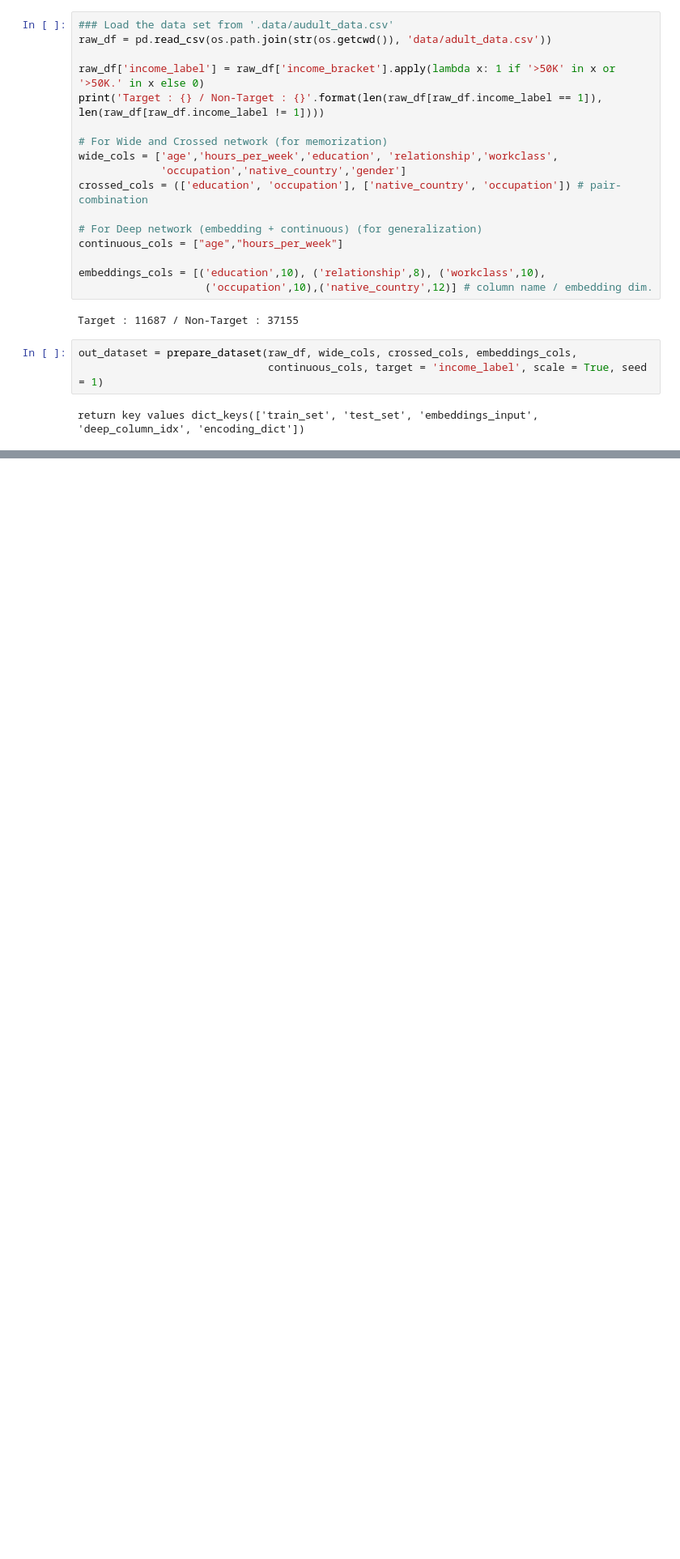
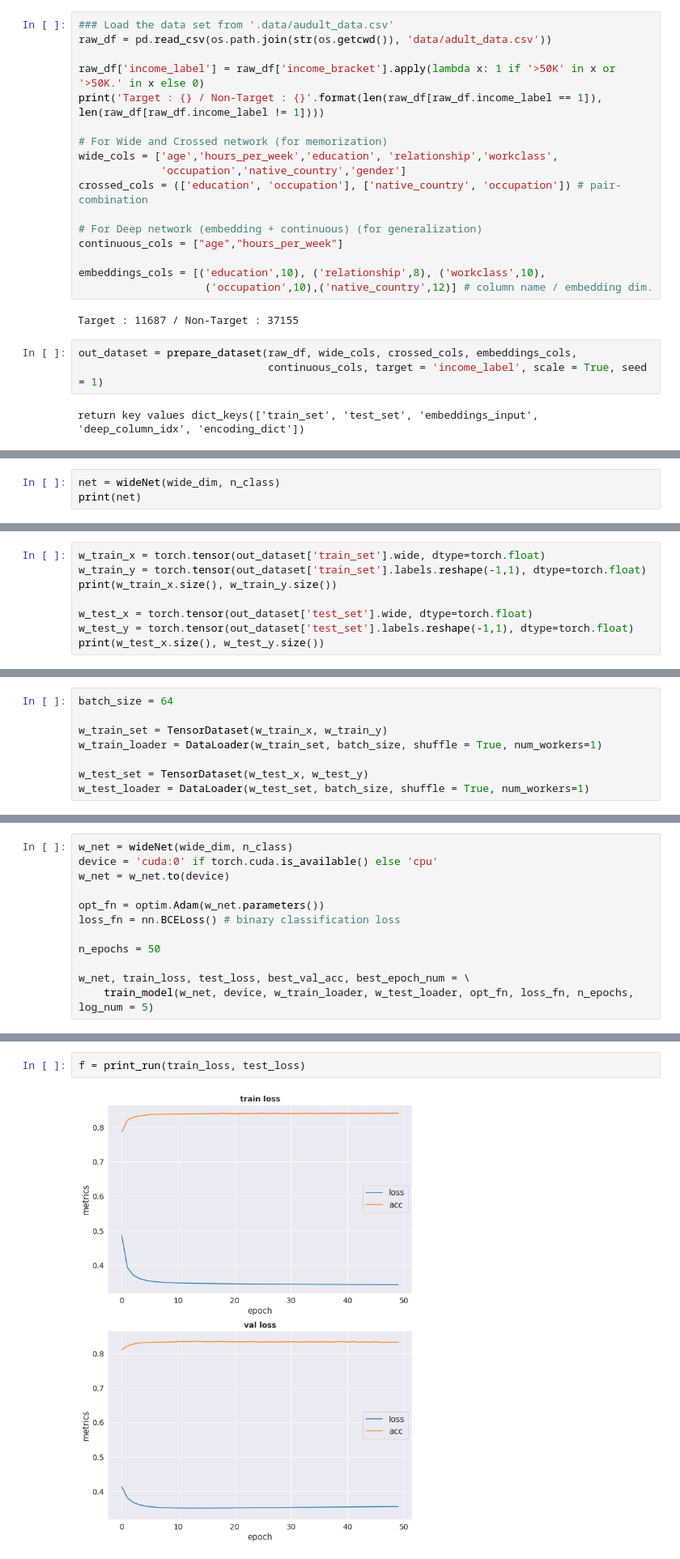
Before and after one commit to ljy3795/pytorch_lab, a Jupyter notebook: 03_wide_and_deep/wide_and_deep_for_py3/02_building_blocks.ipynb, the cells around one changed output, grey strips where cells are left out. Shown: that part at 81% size. Cells and saved outputs as stored; diff of their text form; blank space fills up the shorter version.

Commit message:
add wide_and_deep

```diff
--- a/03_wide_and_deep/wide_and_deep_for_py3/02_building_blocks.ipynb
+++ b/03_wide_and_deep/wide_and_deep_for_py3/02_building_blocks.ipynb
@@ -34,0 +84,3 @@ return key values dict_keys(['train_set', 'test_set', 'embeddings_input', 'deep_
+# %%
+net = wideNet(wide_dim, n_class)
+print(net)
@@ -34,0 +91,8 @@ return key values dict_keys(['train_set', 'test_set', 'embeddings_input', 'deep_
+# %%
+w_train_x = torch.tensor(out_dataset['train_set'].wide, dtype=torch.float)
+w_train_y = torch.tensor(out_dataset['train_set'].labels.reshape(-1,1), dtype=torch.float)
+print(w_train_x.size(), w_train_y.size())
+
+w_test_x = torch.tensor(out_dataset['test_set'].wide, dtype=torch.float)
+w_test_y = torch.tensor(out_dataset['test_set'].labels.reshape(-1,1), dtype=torch.float)
+print(w_test_x.size(), w_test_y.size())
@@ -34,0 +102,8 @@ return key values dict_keys(['train_set', 'test_set', 'embeddings_input', 'deep_
+# %%
+batch_size = 64
+
+w_train_set = TensorDataset(w_train_x, w_train_y)
+w_train_loader = DataLoader(w_train_set, batch_size, shuffle = True, num_workers=1)
+
+w_test_set = TensorDataset(w_test_x, w_test_y)
+w_test_loader = DataLoader(w_test_set, batch_size, shuffle = True, num_workers=1)
@@ -34,0 +247,12 @@ return key values dict_keys(['train_set', 'test_set', 'embeddings_input', 'deep_
+# %%
+w_net = wideNet(wide_dim, n_class)
+device = 'cuda:0' if torch.cuda.is_available() else 'cpu'
+w_net = w_net.to(device)
+
+opt_fn = optim.Adam(w_net.parameters())
+loss_fn = nn.BCELoss() # binary classification loss
+
+n_epochs = 50
+
+w_net, train_loss, test_loss, best_val_acc, best_epoch_num = \
+    train_model(w_net, device, w_train_loader, w_test_loader, opt_fn, loss_fn, n_epochs, log_num = 5)
@@ -34,0 +277,4 @@ return key values dict_keys(['train_set', 'test_set', 'embeddings_input', 'deep_
+# %%
+f = print_run(train_loss, test_loss)
+# %% [output]
+[figure, added]
```
Also changed, not shown: parts of 35 cells of this notebook, 1 other file.
